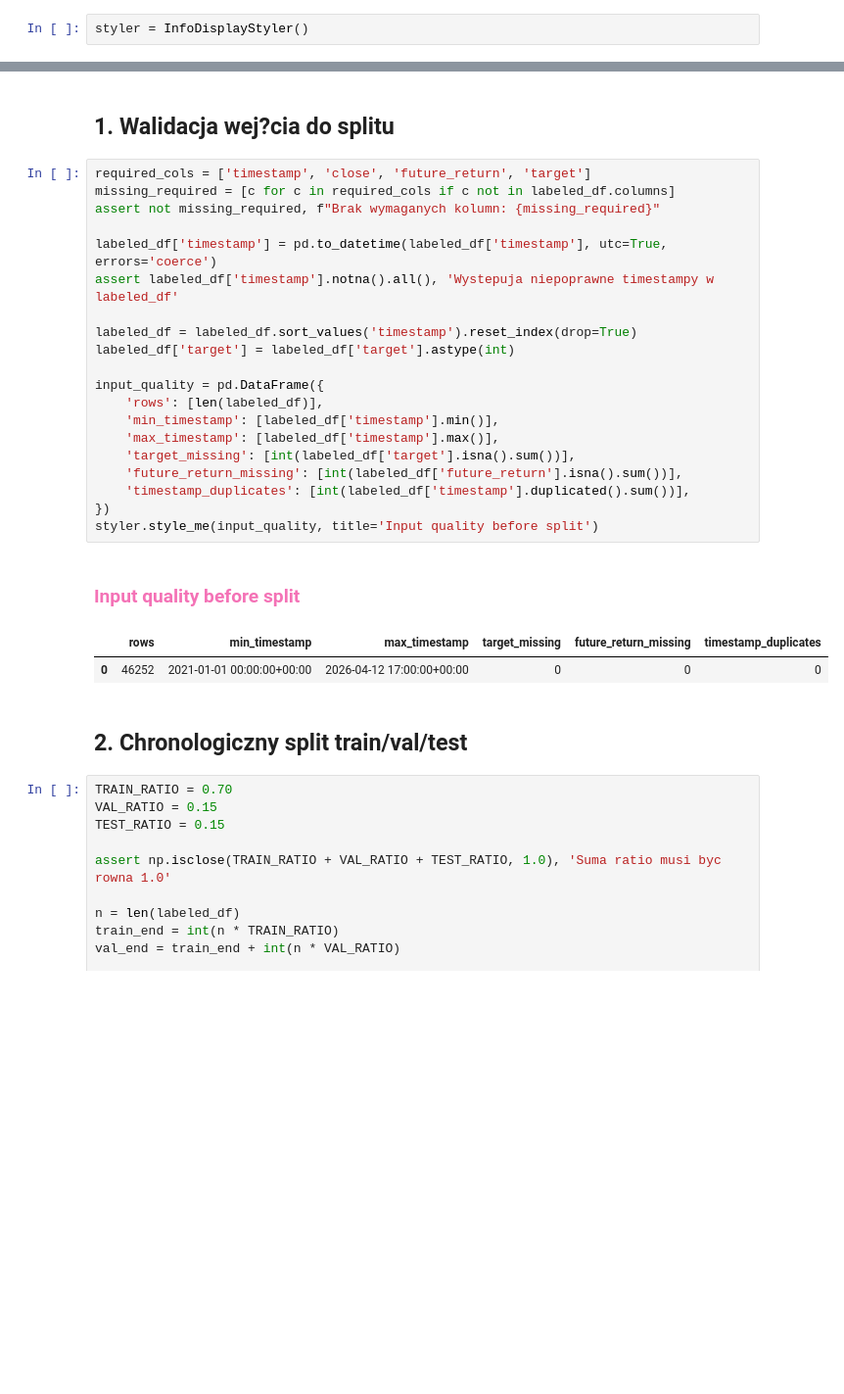
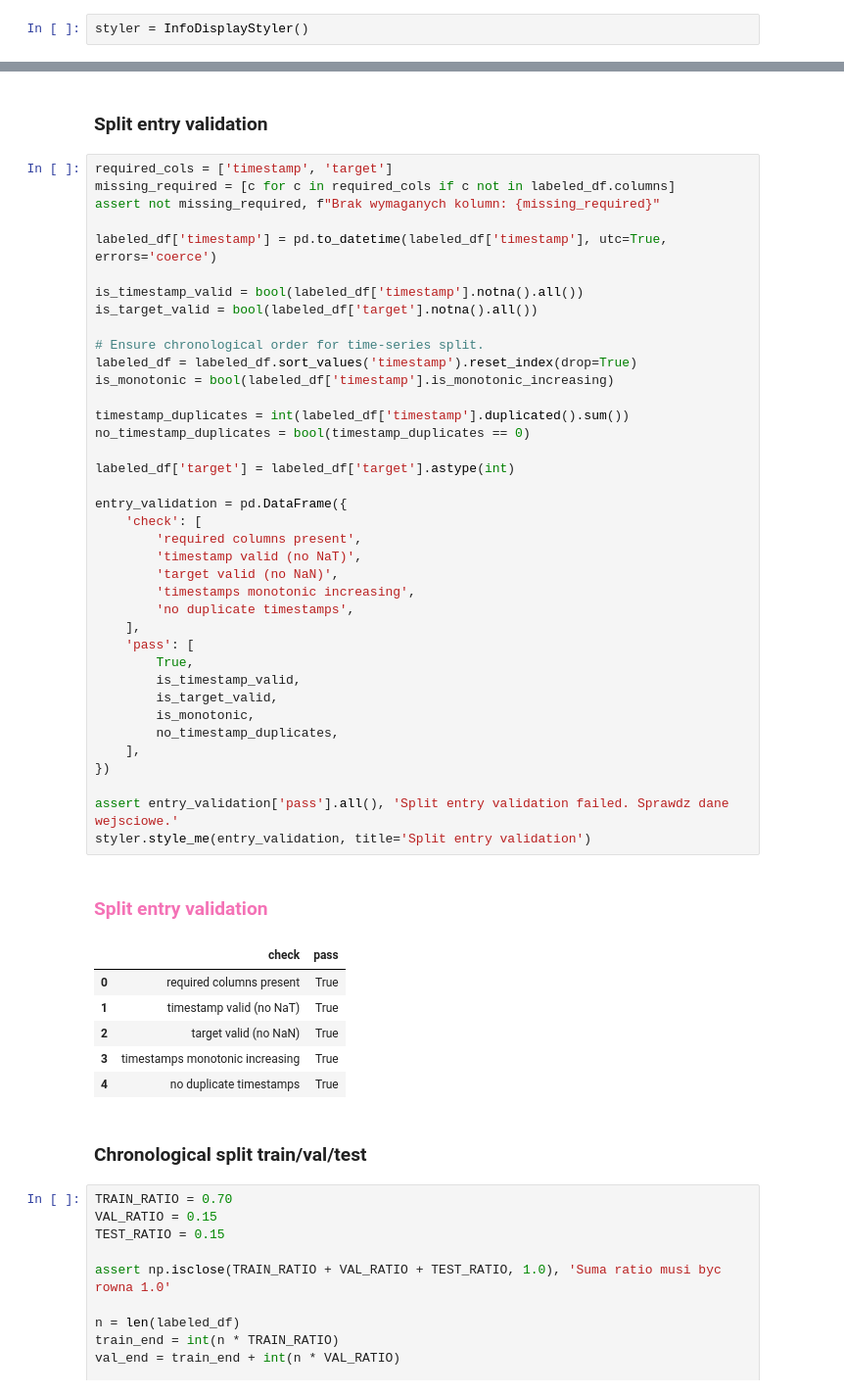
Before and after one commit to aneq05/eth-mlp-project, a Jupyter notebook: notebooks/ready/02_split_strategy_and_target_eda.ipynb, the cells around one changed output, grey strips where cells are left out. Shown at 98% size. Drawn from its saved outputs; the diff is of its cells as text; blank space fills up the shorter version.

```diff
--- a/notebooks/ready/02_split_strategy_and_target_eda.ipynb
+++ b/notebooks/ready/02_split_strategy_and_target_eda.ipynb
@@ -44,33 +44,55 @@ Labeled data preview
 | 3 | 2021-01-01 03:00:00+00:00 | 744.060000 | 747.230000 | 743.100000 | 744.820000 | 17604.808590 | 13119088.400414 | 12230 | ... |
 | 4 | 2021-01-01 04:00:00+00:00 | 744.870000 | 747.090000 | 739.300000 | 742.290000 | 18794.154240 | 13980190.971469 | 13626 | ... |
 # %% [markdown]
-## 1. Walidacja wej?cia do splitu
+### Split entry validation
 # %%
-required_cols = ['timestamp', 'close', 'future_return', 'target']
+required_cols = ['timestamp', 'target']
 missing_required = [c for c in required_cols if c not in labeled_df.columns]
 assert not missing_required, f"Brak wymaganych kolumn: {missing_required}"
 
 labeled_df['timestamp'] = pd.to_datetime(labeled_df['timestamp'], utc=True, errors='coerce')
-assert labeled_df['timestamp'].notna().all(), 'Wystepuja niepoprawne timestampy w labeled_df'
 
+is_timestamp_valid = bool(labeled_df['timestamp'].notna().all())
+is_target_valid = bool(labeled_df['target'].notna().all())
+
+# Ensure chronological order for time-series split.
 labeled_df = labeled_df.sort_values('timestamp').reset_index(drop=True)
+is_monotonic = bool(labeled_df['timestamp'].is_monotonic_increasing)
+
+timestamp_duplicates = int(labeled_df['timestamp'].duplicated().sum())
+no_timestamp_duplicates = bool(timestamp_duplicates == 0)
+
 labeled_df['target'] = labeled_df['target'].astype(int)
 
-input_quality = pd.DataFrame({
-    'rows': [len(labeled_df)],
-    'min_timestamp': [labeled_df['timestamp'].min()],
-    'max_timestamp': [labeled_df['timestamp'].max()],
-    'target_missing': [int(labeled_df['target'].isna().sum())],
-    'future_return_missing': [int(labeled_df['future_return'].isna().sum())],
-    'timestamp_duplicates': [int(labeled_df['timestamp'].duplicated().sum())],
+entry_validation = pd.DataFrame({
+    'check': [
+        'required columns present',
+        'timestamp valid (no NaT)',
+        'target valid (no NaN)',
+        'timestamps monotonic increasing',
+        'no duplicate timestamps',
+    ],
+    'pass': [
+        True,
+        is_timestamp_valid,
+        is_target_valid,
+        is_monotonic,
+        no_timestamp_duplicates,
+    ],
 })
-styler.style_me(input_quality, title='Input quality before split')
+
+assert entry_validation['pass'].all(), 'Split entry validation failed. Sprawdz dane wejsciowe.'
+styler.style_me(entry_validation, title='Split entry validation')
 # %% [output]
-Input quality before split
+Split entry validation
-|  | rows | min_timestamp | max_timestamp | target_missing | future_return_missing | timestamp_duplicates |
-| 0 | 46252 | 2021-01-01 00:00:00+00:00 | 2026-04-12 17:00:00+00:00 | 0 | 0 | 0 |
+|  | check | pass |
+| 0 | required columns present | True |
+| 1 | timestamp valid (no NaT) | True |
+| 2 | target valid (no NaN) | True |
+| 3 | timestamps monotonic increasing | True |
+| 4 | no duplicate timestamps | True |
 # %% [markdown]
-## 2. Chronologiczny split train/val/test
+### Chronological split train/val/test
 # %%
 TRAIN_RATIO = 0.70
 VAL_RATIO = 0.15
```
Also changed, not shown: parts of 9 cells of this notebook, 7 other files.
